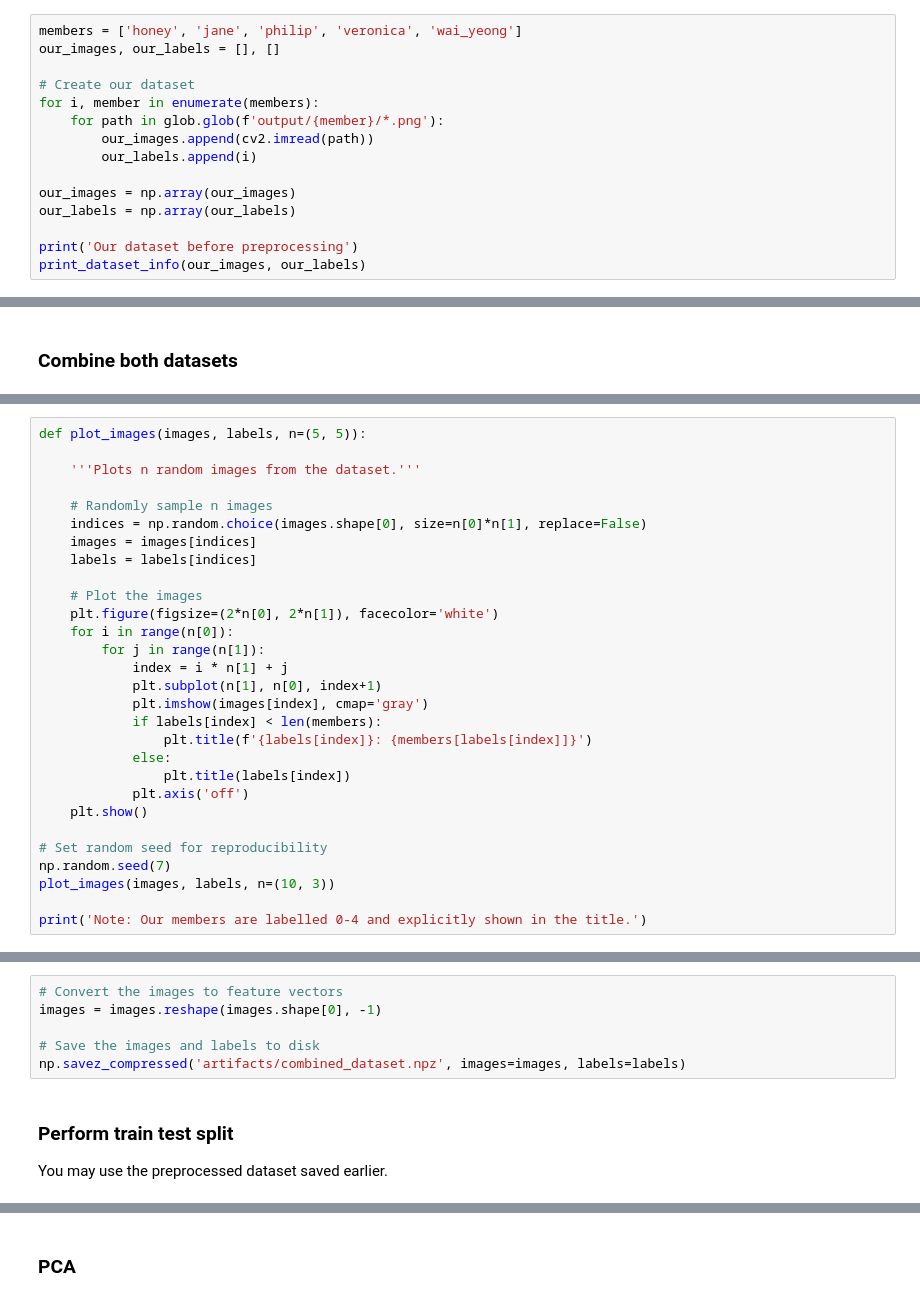
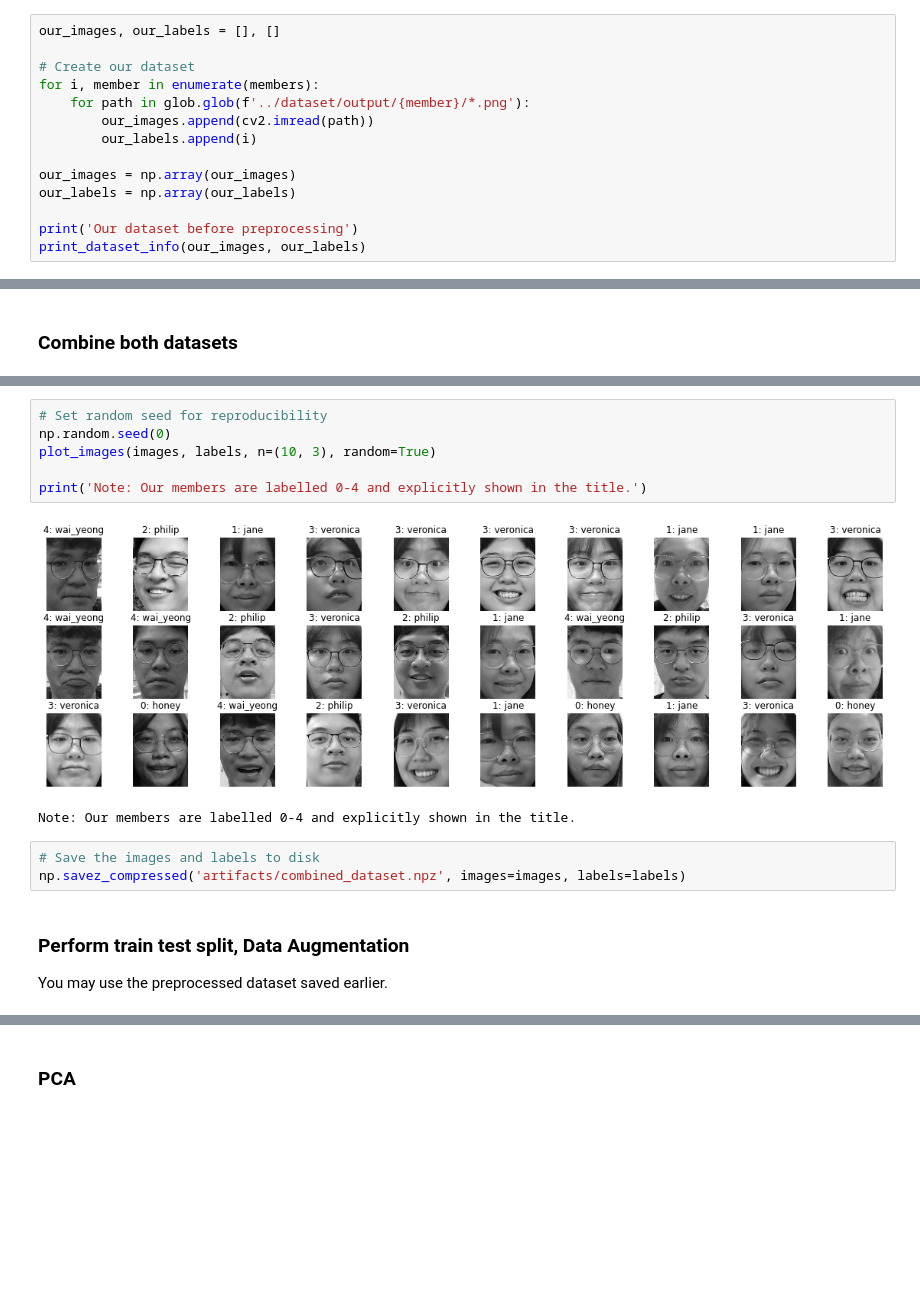
Before and after one commit to leephilipx/intelligent-system-design, a Jupyter notebook: part1/face-rec/combined_all.ipynb, the cells around one changed output, grey strips where cells are left out. Cells and saved outputs as stored; diff of their text form; blank space fills up the shorter version.

Commit message:
integration dataset ready

```diff
--- a/part1/face-rec/combined_all.ipynb
+++ b/part1/face-rec/combined_all.ipynb
@@ -68,12 +98,11 @@ def print_dataset_info(images, labels):
 # %% [markdown]
 ### Our dataset
 # %%
-members = ['honey', 'jane', 'philip', 'veronica', 'wai_yeong']
 our_images, our_labels = [], []
 
 # Create our dataset
 for i, member in enumerate(members):
-    for path in glob.glob(f'output/{member}/*.png'):
+    for path in glob.glob(f'../dataset/output/{member}/*.png'):
         our_images.append(cv2.imread(path))
         our_labels.append(i)
 
@@ -164,32 +177,3 @@ Combined dataset
 - Image channels        : 1
 - Image value range     : 0.0 - 1.0
 - Image dtype           : float32
-# %%
-def plot_images(images, labels, n=(5, 5)):
-
-    '''Plots n random images from the dataset.'''
-
-    # Randomly sample n images
-    indices = np.random.choice(images.shape[0], size=n[0]*n[1], replace=False)
-    images = images[indices]
-    labels = labels[indices]
-
-    # Plot the images
-    plt.figure(figsize=(2*n[0], 2*n[1]), facecolor='white')
-    for i in range(n[0]):
-        for j in range(n[1]):
-            index = i * n[1] + j
-            plt.subplot(n[1], n[0], index+1)
-            plt.imshow(images[index], cmap='gray')
-            if labels[index] < len(members):
-                plt.title(f'{labels[index]}: {members[labels[index]]}')
-            else:
-                plt.title(labels[index])
-            plt.axis('off')
-    plt.show()
-
-# Set random seed for reproducibility
-np.random.seed(7)
-plot_images(images, labels, n=(10, 3))
-
-print('Note: Our members are labelled 0-4 and explicitly shown in the title.')
@@ -199,11 +180,17 @@ Note: Our members are labelled 0-4 and explicitly shown in the title.
+# %%
+# Set random seed for reproducibility
+np.random.seed(0)
+plot_images(images, labels, n=(10, 3), random=True)
+
+print('Note: Our members are labelled 0-4 and explicitly shown in the title.')
+# %% [output]
+[figure, added]
+Note: Our members are labelled 0-4 and explicitly shown in the title.
 # %%
-# Convert the images to feature vectors
-images = images.reshape(images.shape[0], -1)
-
 # Save the images and labels to disk
 np.savez_compressed('artifacts/combined_dataset.npz', images=images, labels=labels)
 # %% [markdown]
-### Perform train test split
+### Perform train test split, Data Augmentation
 
 You may use the preprocessed dataset saved earlier.
 # %%
```
Also changed, not shown: parts of 38 cells of this notebook, 9 other files.
